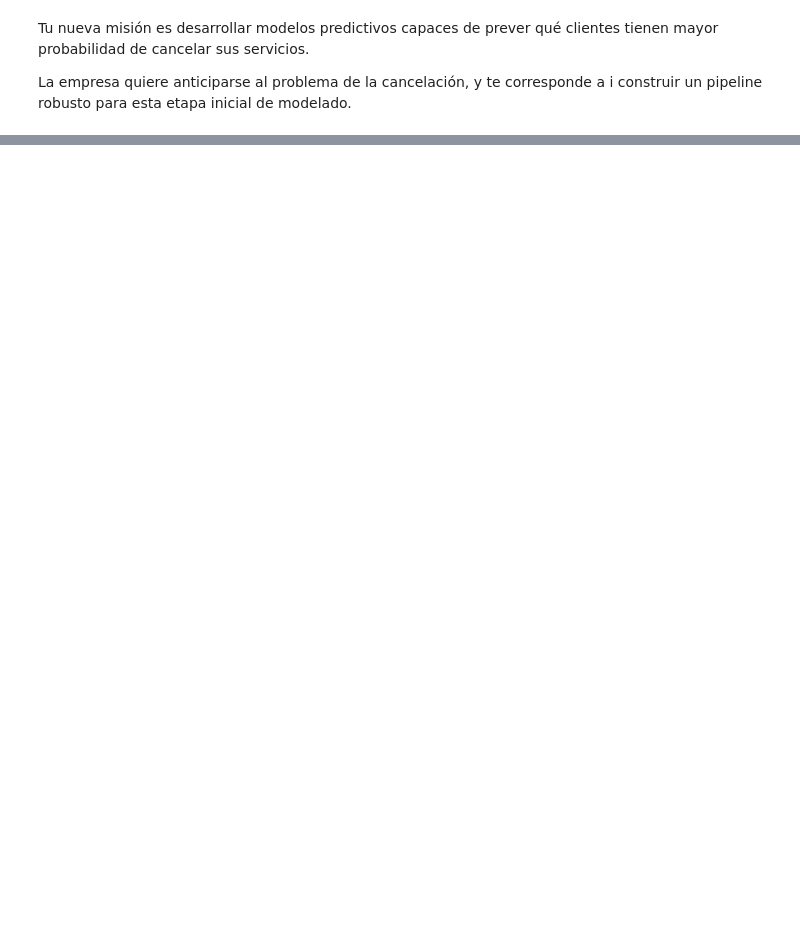
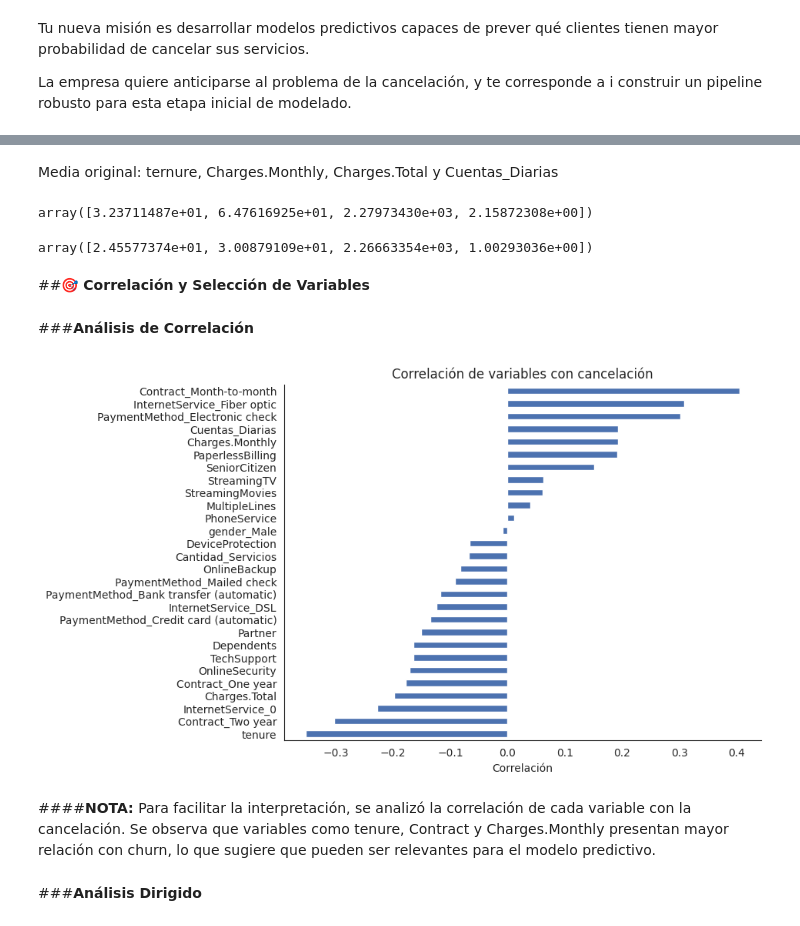
Before and after one commit to Yaaxek/TelecomX-Parte2-Churn, a Jupyter notebook: TelecomX_Parte2_Churn.ipynb, the cells around one changed output, grey strips where cells are left out. Drawn from its saved outputs; the diff is of its cells as text; code cells hidden in the pictures; blank space fills up the shorter version.

```diff
--- a/TelecomX_Parte2_Churn.ipynb
+++ b/TelecomX_Parte2_Churn.ipynb
@@ -13,0 +171,7 @@ Mounted at /content/drive
+# %%
+from sklearn.preprocessing import StandardScaler
+df_scaled=datos.copy()
+numericas=['tenure','Charges.Monthly','Charges.Total','Cuentas_Diarias']
+scaler=StandardScaler()
+df_scaled[numericas]=scaler.fit_transform(df_scaled[numericas])
+df_scaled.sample(5)
@@ -13,0 +185,14 @@ Mounted at /content/drive
+# %% [markdown]
+Media original: ternure, Charges.Monthly, Charges.Total y Cuentas_Diarias
+# %%
+scaler.mean_
+# %% [output]
+array([3.23711487e+01, 6.47616925e+01, 2.27973430e+03, 2.15872308e+00])
+# %%
+scaler.scale_
+# %% [output]
+array([2.45577374e+01, 3.00879109e+01, 2.26663354e+03, 1.00293036e+00])
+# %% [markdown]
+##**🎯 Correlación y Selección de Variables**
+# %% [markdown]
+###**Análisis de Correlación**
@@ -13,0 +203,20 @@ Mounted at /content/drive
+# %%
+corr_churn = df_scaled.corr()["Churn"].drop("Churn").sort_values()
+
+sns.set_style("white")
+
+plt.figure(figsize=(8,6))
+ax = corr_churn.plot(kind="barh", color="#4C72B0")
+
+sns.despine(top=True, right=True)
+plt.xlabel("Correlación")
+plt.ylabel("")
+plt.title("Correlación de variables con cancelación")
+plt.show()
+# %% [output]
+[figure, added]
+# %% [markdown]
+####**NOTA:**
+Para facilitar la interpretación, se analizó la correlación de cada variable con la cancelación. Se observa que variables como tenure, Contract y Charges.Monthly presentan mayor relación con churn, lo que sugiere que pueden ser relevantes para el modelo predictivo.
+# %% [markdown]
+###**Análisis Dirigido**
```
Also changed, not shown: parts of 37 cells of this notebook.
